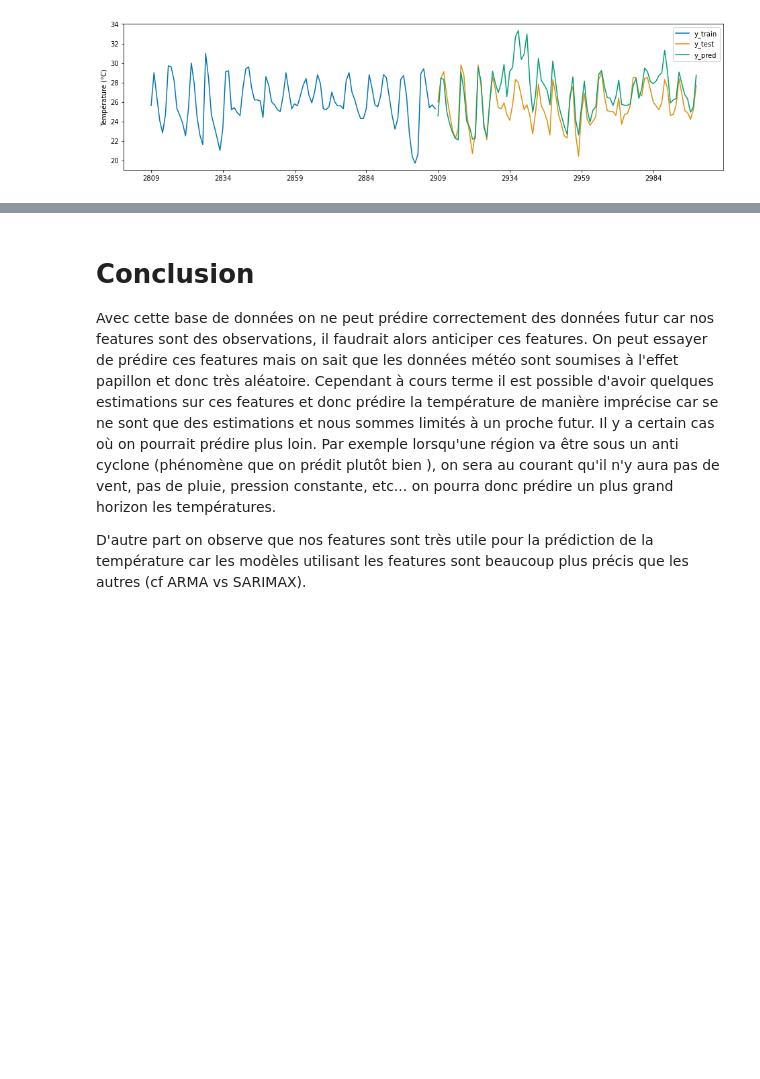
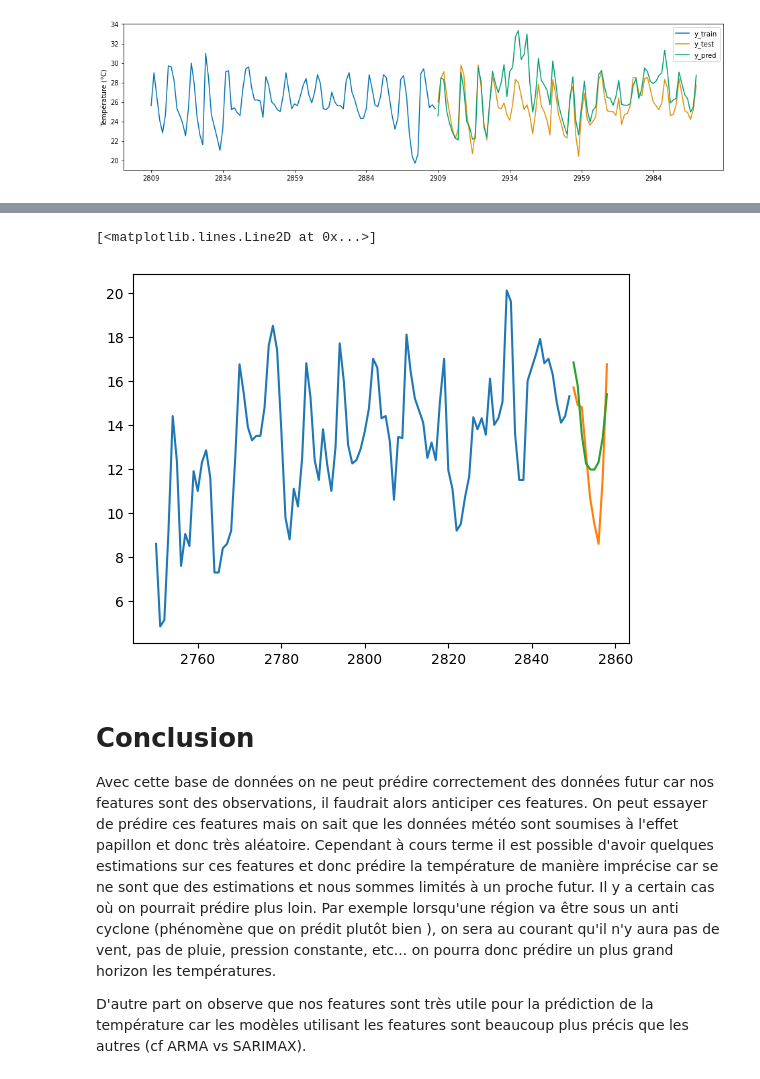
Before and after one commit to JAndretti/Projet-Time-Series-E5, a Jupyter notebook: main.ipynb, the cells around one changed output, grey strips where cells are left out. Cells and saved outputs as stored; diff of their text form; code cells hidden in the pictures; blank space fills up the shorter version.

```diff
--- a/main.ipynb
+++ b/main.ipynb
@@ -997,0 +1044,3 @@ Root Mean Squared Error: 2.077289688473807
+# %%
+mod_SARIMAX_temp = SARIMAX(y_temp_train,y_raf_train, order=(8,0,10),seasonal_order=(0,0,0,0))
+res2 = mod_SARIMAX_temp.fit()
@@ -998,3 +1076,14 @@ Root Mean Squared Error: 2.077289688473807
+# %%
+predict=res2.predict(start=len(y_temp_train),
+                    end=(len(y_temp_train)+len(res.forecast(9))-1),
+                    exog=res.forecast(9))
+# %%
+plt.plot(y_temp_train[-100:])
+plt.plot(y_temp_test[:9])
+plt.plot(predict)
+# %% [output]
+[<matplotlib.lines.Line2D at 0x...>]
+[figure, added]
 # %% [markdown]
 # Conclusion
 Avec cette base de données on ne peut prédire correctement des données futur car nos features sont des observations, il faudrait alors anticiper ces features. On peut essayer de prédire ces features mais on sait que les données météo sont soumises à l'effet papillon et donc très aléatoire. Cependant à cours terme il est possible d'avoir quelques estimations sur ces features et donc prédire la température de manière imprécise car se ne sont que des estimations et nous sommes limités à un proche futur. Il y a certain cas où on pourrait prédire plus loin. Par exemple lorsqu'une région va être sous un anti cyclone (phénomène que on prédit plutôt bien ), on sera au courant qu'il n'y aura pas de vent, pas de pluie, pression constante, etc... on pourra donc prédire un plus grand horizon les températures.
```
Also changed, not shown: parts of 11 cells of this notebook.
